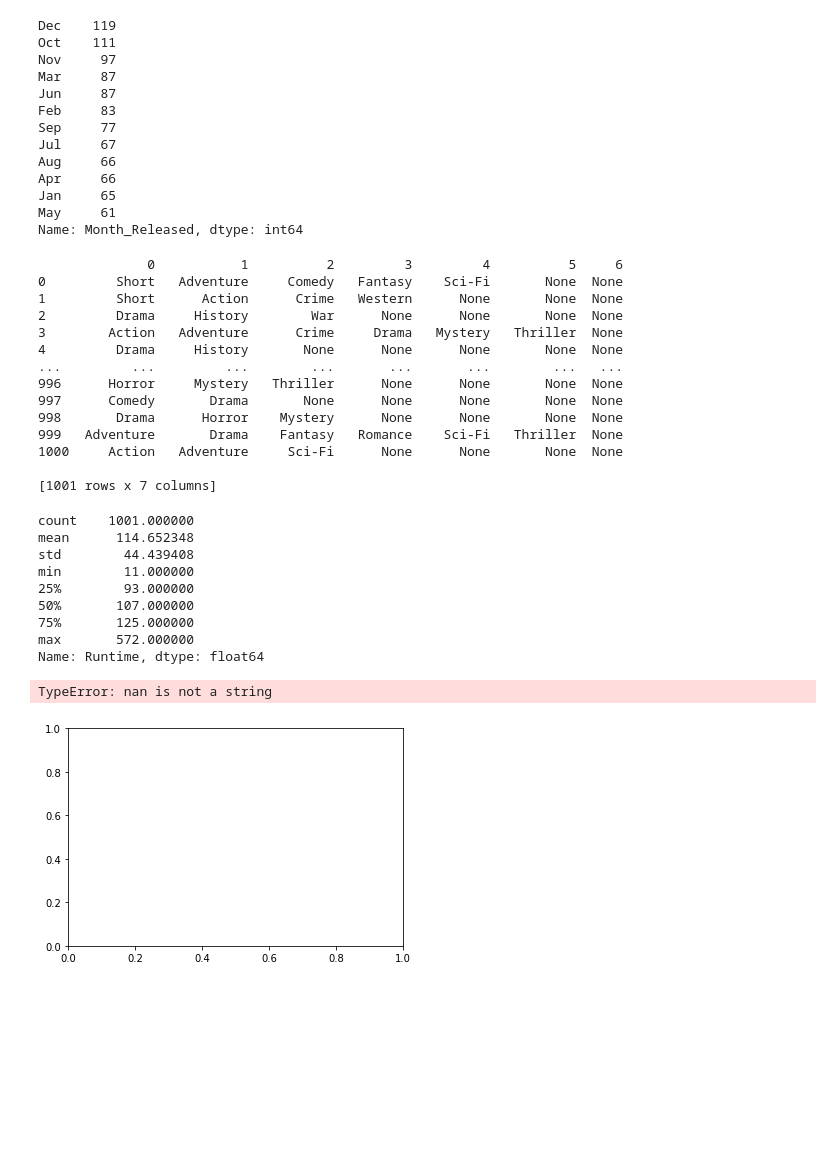
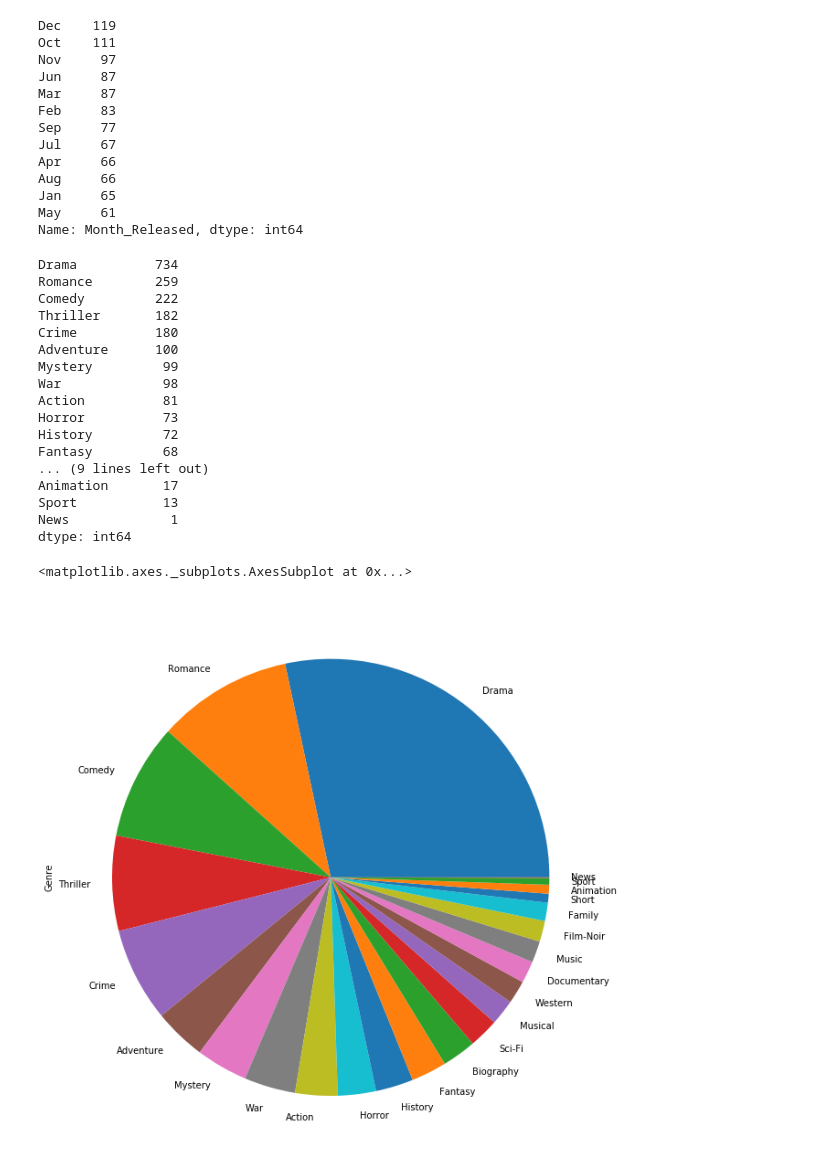
Before and after one commit to criccobelli/dat129_ccac, a Jupyter notebook: Final_Project/final_version.ipynb, the cells around one changed output. Cells and saved outputs as stored; diff of their text form; code cells hidden in the pictures; blank space fills up the shorter version.

```diff
--- a/Final_Project/final_version.ipynb
+++ b/Final_Project/final_version.ipynb
@@ -98,8 +109,8 @@ import matplotlib.pyplot as plt
 import re
 %matplotlib inline
 
-movie_info = pd.read_csv('movie_data.csv')
-movie_info.dtypes
-movie_info
+df = pd.read_csv('movie_data.csv')
+df.set_index(['Year', 'Title'])
+df
 # %% [output]
 |  | Title | Year | Rated | Day_Released | Month_Released | Runtime | Genre | Director | Actors | Plot | ... |
@@ -129,53 +142,45 @@ print(mean_runtime)
 # %%
 # In which months were the most movies released?
-movie_info['Month_Released'].value_counts()
+month_count = df['Month_Released'].value_counts()
+print(month_count)
 # %% [output]
 Dec    119
 Oct    111
 Nov     97
+Jun     87
 Mar     87
-Jun     87
 Feb     83
 Sep     77
 Jul     67
+Apr     66
 Aug     66
-Apr     66
 Jan     65
 May     61
 Name: Month_Released, dtype: int64
-# %%
-genre_info = movie_info['Genre'].str.split(',', expand=True)
-print(genre_info)
-# %% [output]
-              0           1          2         3         4          5     6
-0         Short   Adventure     Comedy   Fantasy    Sci-Fi       None  None
-1         Short      Action      Crime   Western      None       None  None
-2         Drama     History        War      None      None       None  None
-3        Action   Adventure      Crime     Drama   Mystery   Thriller  None
-4         Drama     History       None      None      None       None  None
-...         ...         ...        ...       ...       ...        ...   ...
-996      Horror     Mystery   Thriller      None      None       None  None
-997      Comedy       Drama       None      None      None       None  None
-998       Drama      Horror    Mystery      None      None       None  None
-999   Adventure       Drama    Fantasy   Romance    Sci-Fi   Thriller  None
-1000     Action   Adventure     Sci-Fi      None      None       None  None
-
-[1001 rows x 7 columns]
-# %%
-movie_info['Runtime'].describe()
-# %% [output]
-count    1001.000000
-mean      114.652348
-std        44.439408
-min        11.000000
-25%        93.000000
-50%       107.000000
-75%       125.000000
-max       572.000000
-Name: Runtime, dtype: float64
-# %%
-runtime = movie_info['Runtime']
-h = plt.hist(movie_info['Month_Released'])
-# %% [output]
-TypeError: nan is not a string
-[figure, removed]
+# %%
+# Which genres are most often used to describe the films?
+# Since some films are described as multiple genres,
+# they must be split by commas and then counted.
+print(df['Genre'].str.split(',', expand=True).stack().value_counts())
+plt.rcParams["figure.figsize"] = (11,11)
+df['Genre'].str.split(',', expand=True).stack().value_counts().plot(kind='pie', label='Genre')
+# %% [output]
+Drama          734
+Romance        259
+Comedy         222
+Thriller       182
+Crime          180
+Adventure      100
+Mystery         99
+War             98
+Action          81
+Horror          73
+History         72
+Fantasy         68
+... (9 lines left out)
+Animation       17
+Sport           13
+News             1
+dtype: int64
+<matplotlib.axes._subplots.AxesSubplot at 0x...>
+[figure, added]
```
Also changed, not shown: parts of 14 cells of this notebook.
